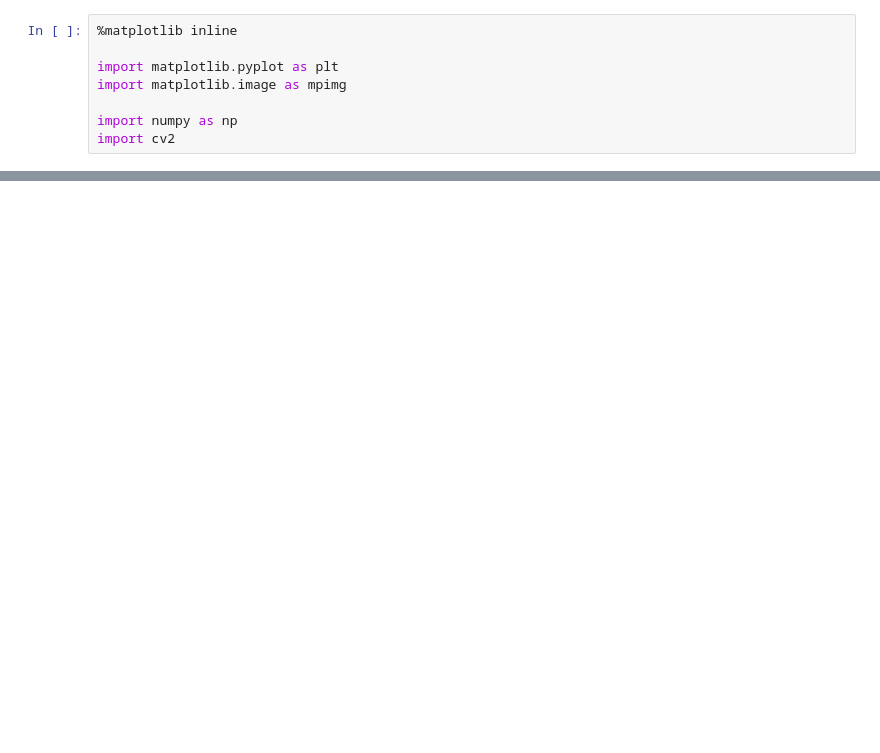
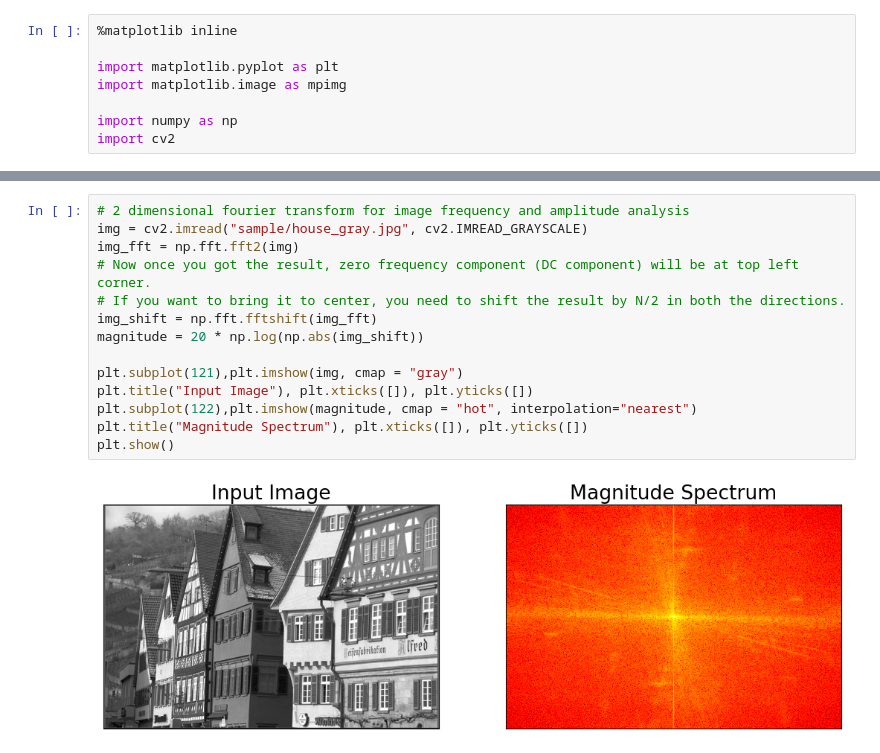
Before and after one commit to superfive666/computer-vision, a Jupyter notebook: chapter-3_image-processing/chapter-3.4-fourier-transforms.ipynb, the cells around one changed output, grey strips where cells are left out. Cells and saved outputs as stored; diff of their text form; blank space fills up the shorter version.

Commit message:
chapter 3.4: fourier transforms

```diff
--- a/chapter-3_image-processing/chapter-3.4-fourier-transforms.ipynb
+++ b/chapter-3_image-processing/chapter-3.4-fourier-transforms.ipynb
@@ -62,0 +134,16 @@ Corner
+# %%
+# 2 dimensional fourier transform for image frequency and amplitude analysis
+img = cv2.imread("sample/house_gray.jpg", cv2.IMREAD_GRAYSCALE)
+img_fft = np.fft.fft2(img)
+# Now once you got the result, zero frequency component (DC component) will be at top left corner.
+# If you want to bring it to center, you need to shift the result by N/2 in both the directions.
+img_shift = np.fft.fftshift(img_fft)
+magnitude = 20 * np.log(np.abs(img_shift))
+
+plt.subplot(121),plt.imshow(img, cmap = "gray")
+plt.title("Input Image"), plt.xticks([]), plt.yticks([])
+plt.subplot(122),plt.imshow(magnitude, cmap = "hot", interpolation="nearest")
+plt.title("Magnitude Spectrum"), plt.xticks([]), plt.yticks([])
+plt.show()
+# %% [output]
+[figure, added]
```
Also changed, not shown: parts of 9 cells of this notebook, 5 other files.
